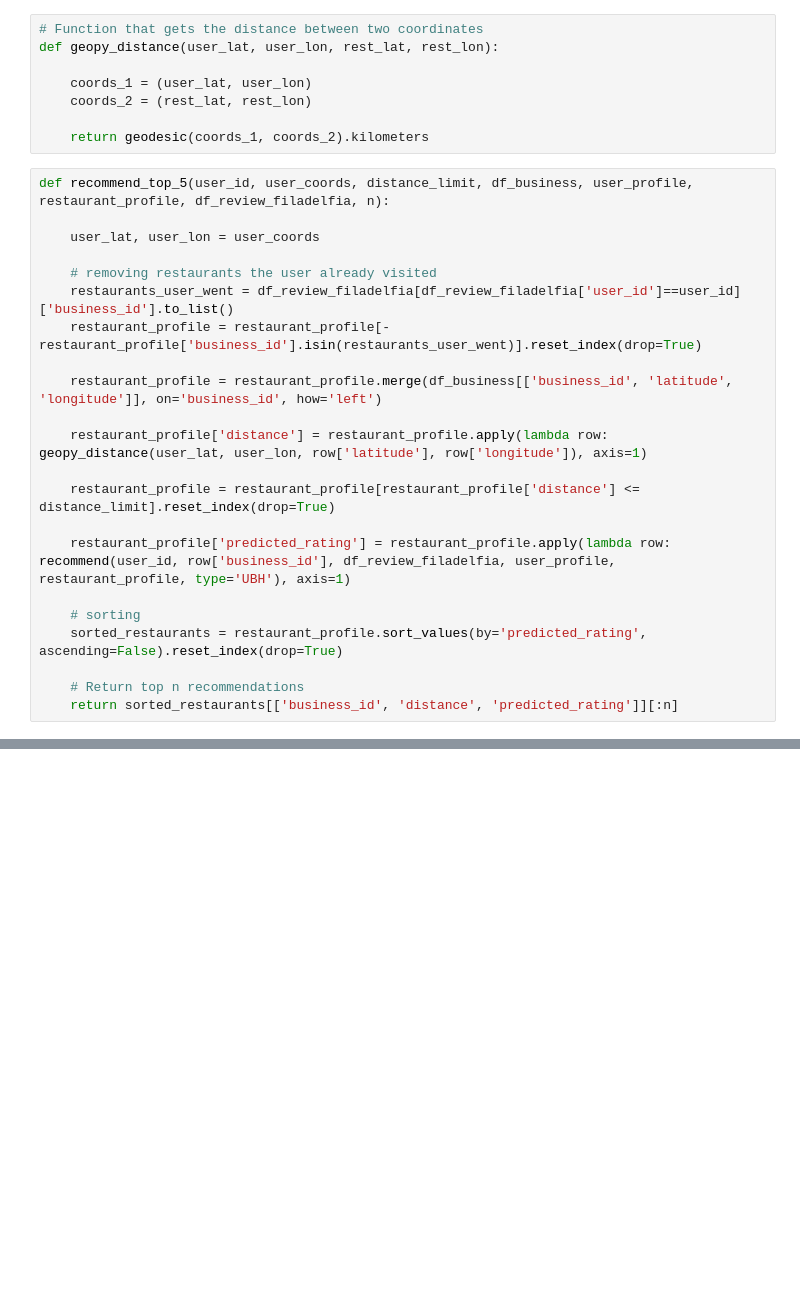
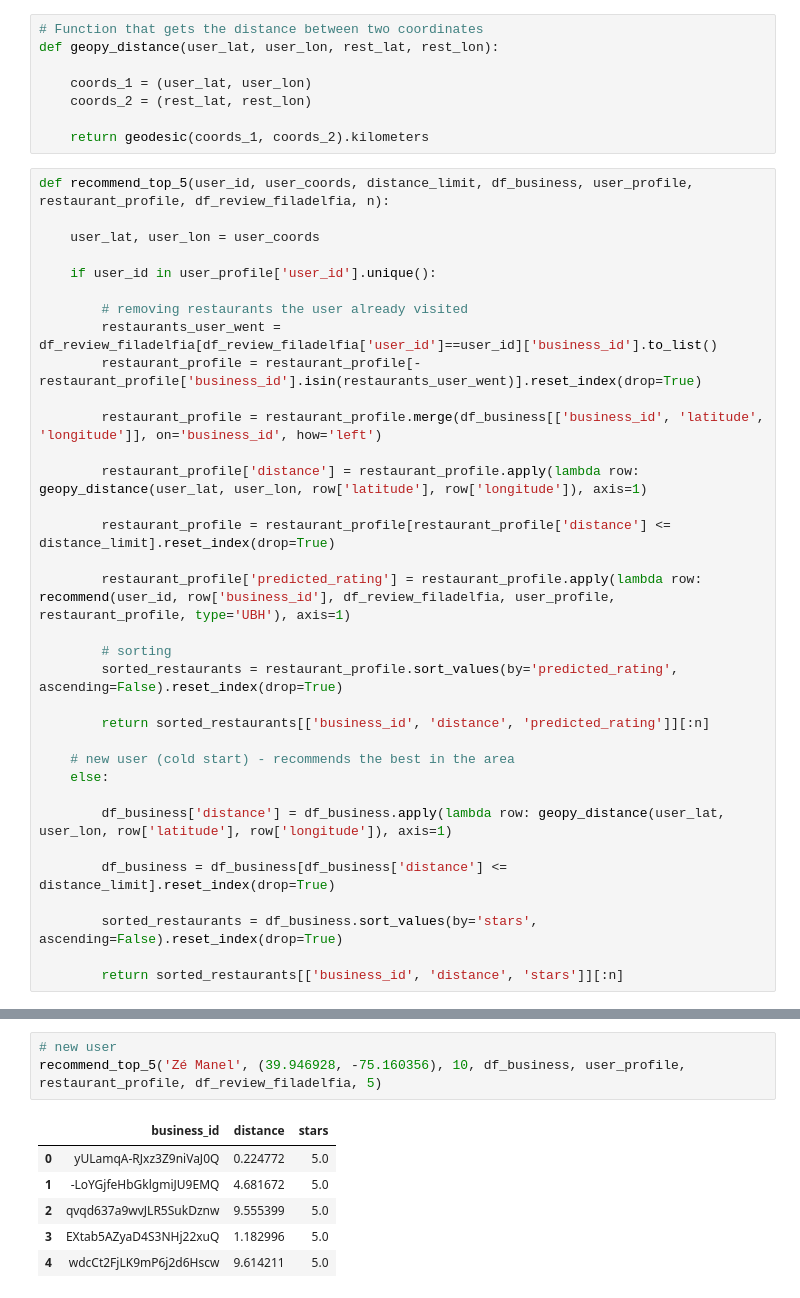
Before and after one commit to joao-oak/acd-yelp, a Jupyter notebook: Part 1 NLP Recommendation System/Pipeline_ADC.ipynb, the cells around one changed output, grey strips where cells are left out. Drawn from its saved outputs; the diff is of its cells as text; blank space fills up the shorter version.

Commit message:
Solving the cold start problem in the deployment

```diff
--- a/Part 1 NLP Recommendation System/Pipeline_ADC.ipynb
+++ b/Part 1 NLP Recommendation System/Pipeline_ADC.ipynb
@@ -807,23 +769,35 @@ def recommend_top_5(user_id, user_coords, distance_limit, df_business, user_prof
 
     user_lat, user_lon = user_coords
 
-    # removing restaurants the user already visited
-    restaurants_user_went = df_review_filadelfia[df_review_filadelfia['user_id']==user_id]['business_id'].to_list()
-    restaurant_profile = restaurant_profile[-restaurant_profile['business_id'].isin(restaurants_user_went)].reset_index(drop=True)
+    if user_id in user_profile['user_id'].unique():
 
-    restaurant_profile = restaurant_profile.merge(df_business[['business_id', 'latitude', 'longitude']], on='business_id', how='left')
+        # removing restaurants the user already visited
+        restaurants_user_went = df_review_filadelfia[df_review_filadelfia['user_id']==user_id]['business_id'].to_list()
+        restaurant_profile = restaurant_profile[-restaurant_profile['business_id'].isin(restaurants_user_went)].reset_index(drop=True)
 
-    restaurant_profile['distance'] = restaurant_profile.apply(lambda row: geopy_distance(user_lat, user_lon, row['latitude'], row['longitude']), axis=1)
+        restaurant_profile = restaurant_profile.merge(df_business[['business_id', 'latitude', 'longitude']], on='business_id', how='left')
 
-    restaurant_profile = restaurant_profile[restaurant_profile['distance'] <= distance_limit].reset_index(drop=True)
+        restaurant_profile['distance'] = restaurant_profile.apply(lambda row: geopy_distance(user_lat, user_lon, row['latitude'], row['longitude']), axis=1)
 
-    restaurant_profile['predicted_rating'] = restaurant_profile.apply(lambda row: recommend(user_id, row['business_id'], df_review_filadelfia, user_profile, restaurant_profile, type='UBH'), axis=1)
+        restaurant_profile = restaurant_profile[restaurant_profile['distance'] <= distance_limit].reset_index(drop=True)
 
-    # sorting
-    sorted_restaurants = restaurant_profile.sort_values(by='predicted_rating', ascending=False).reset_index(drop=True)
+        restaurant_profile['predicted_rating'] = restaurant_profile.apply(lambda row: recommend(user_id, row['business_id'], df_review_filadelfia, user_profile, restaurant_profile, type='UBH'), axis=1)
 
-    # Return top n recommendations
-    return sorted_restaurants[['business_id', 'distance', 'predicted_rating']][:n]
+        # sorting
+        sorted_restaurants = restaurant_profile.sort_values(by='predicted_rating', ascending=False).reset_index(drop=True)
+
+        return sorted_restaurants[['business_id', 'distance', 'predicted_rating']][:n]
+
+    # new user (cold start) - recommends the best in the area
+    else:
+
+        df_business['distance'] = df_business.apply(lambda row: geopy_distance(user_lat, user_lon, row['latitude'], row['longitude']), axis=1)
+
+        df_business = df_business[df_business['distance'] <= distance_limit].reset_index(drop=True)
+
+        sorted_restaurants = df_business.sort_values(by='stars', ascending=False).reset_index(drop=True)
+
+        return sorted_restaurants[['business_id', 'distance', 'stars']][:n]
 # %%
 recommend_top_5('-9JqNce6qGY2fTepA8XpUg', (39.946928, -75.160356), 5, df_business, user_profile, restaurant_profile, df_review_filadelfia, 5)
 # %% [output]
@@ -835,0 +810,10 @@ recommend_top_5('-9JqNce6qGY2fTepA8XpUg', (39.946928, -75.160356), 5, df_busines
+# %%
+# new user
+recommend_top_5('Zé Manel', (39.946928, -75.160356), 10, df_business, user_profile, restaurant_profile, df_review_filadelfia, 5)
+# %% [output]
+|  | business_id | distance | stars |
+| 0 | yULamqA-RJxz3Z9niVaJ0Q | 0.224772 | 5.0 |
+| 1 | -LoYGjfeHbGklgmiJU9EMQ | 4.681672 | 5.0 |
+| 2 | qvqd637a9wvJLR5SukDznw | 9.555399 | 5.0 |
+| 3 | EXtab5AZyaD4S3NHj22xuQ | 1.182996 | 5.0 |
+| 4 | wdcCt2FjLK9mP6j2d6Hscw | 9.614211 | 5.0 |
```
Also changed, not shown: parts of 5 cells of this notebook.
